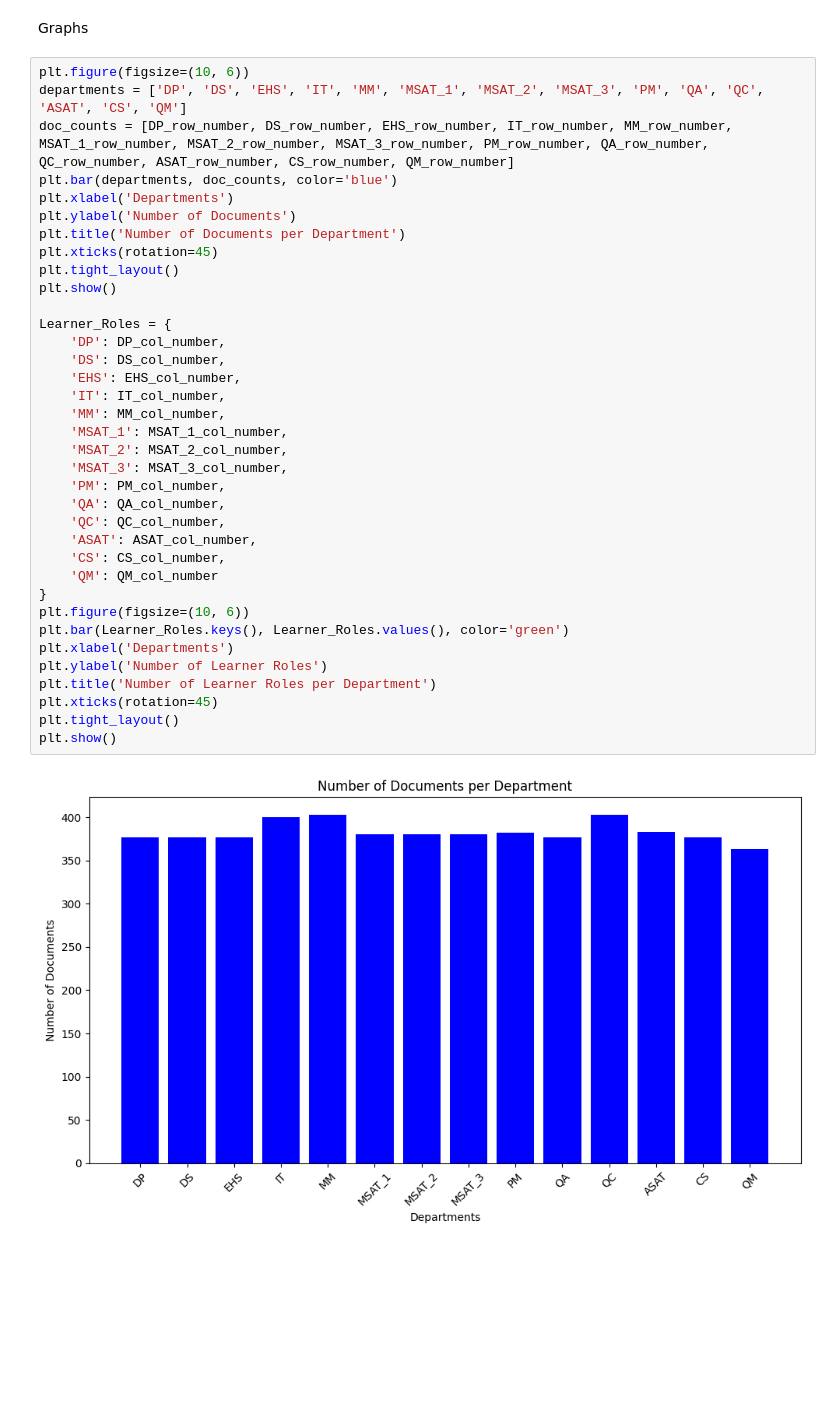
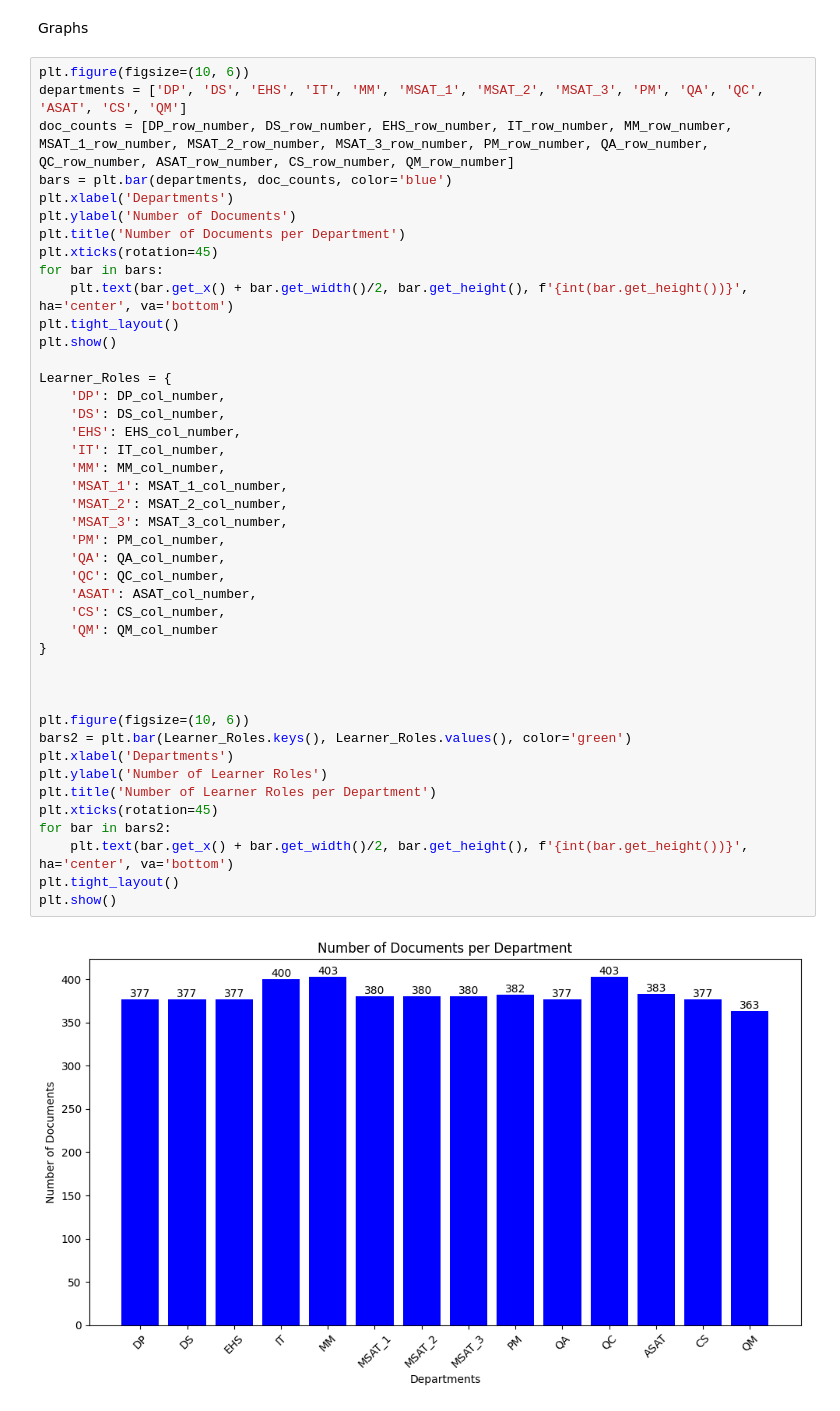
Before and after one commit to taha-parsayan/DAQUMA_project_1, a Jupyter notebook: Code/data_cleaning.ipynb, the cells around one changed output. Cells and saved outputs as stored; diff of their text form; blank space fills up the shorter version.

```diff
--- a/Code/data_cleaning.ipynb
+++ b/Code/data_cleaning.ipynb
@@ -357,37 +357,44 @@ Graphs
 plt.figure(figsize=(10, 6))
 departments = ['DP', 'DS', 'EHS', 'IT', 'MM', 'MSAT_1', 'MSAT_2', 'MSAT_3', 'PM', 'QA', 'QC', 'ASAT', 'CS', 'QM']
 doc_counts = [DP_row_number, DS_row_number, EHS_row_number, IT_row_number, MM_row_number, MSAT_1_row_number, MSAT_2_row_number, MSAT_3_row_number, PM_row_number, QA_row_number, QC_row_number, ASAT_row_number, CS_row_number, QM_row_number]
-plt.bar(departments, doc_counts, color='blue')
+bars = plt.bar(departments, doc_counts, color='blue')
 plt.xlabel('Departments')
 plt.ylabel('Number of Documents')
 plt.title('Number of Documents per Department')
 plt.xticks(rotation=45)
+for bar in bars:
+    plt.text(bar.get_x() + bar.get_width()/2, bar.get_height(), f'{int(bar.get_height())}', ha='center', va='bottom')
 plt.tight_layout()
 plt.show()
 
 Learner_Roles = {
     'DP': DP_col_number,
     'DS': DS_col_number,
     'EHS': EHS_col_number,
     'IT': IT_col_number,
     'MM': MM_col_number,
     'MSAT_1': MSAT_1_col_number,
     'MSAT_2': MSAT_2_col_number,
     'MSAT_3': MSAT_3_col_number,
     'PM': PM_col_number,
     'QA': QA_col_number,
     'QC': QC_col_number,
     'ASAT': ASAT_col_number,
     'CS': CS_col_number,
     'QM': QM_col_number
 }
+
+
+
 plt.figure(figsize=(10, 6))
-plt.bar(Learner_Roles.keys(), Learner_Roles.values(), color='green')
+bars2 = plt.bar(Learner_Roles.keys(), Learner_Roles.values(), color='green')
 plt.xlabel('Departments')
 plt.ylabel('Number of Learner Roles')
 plt.title('Number of Learner Roles per Department')
 plt.xticks(rotation=45)
+for bar in bars2:
+    plt.text(bar.get_x() + bar.get_width()/2, bar.get_height(), f'{int(bar.get_height())}', ha='center', va='bottom')
 plt.tight_layout()
 plt.show()
 # %% [output]
-[figure, old version]
+[figure, new version]
```
Also changed, not shown: parts of 1 cell of this notebook.
